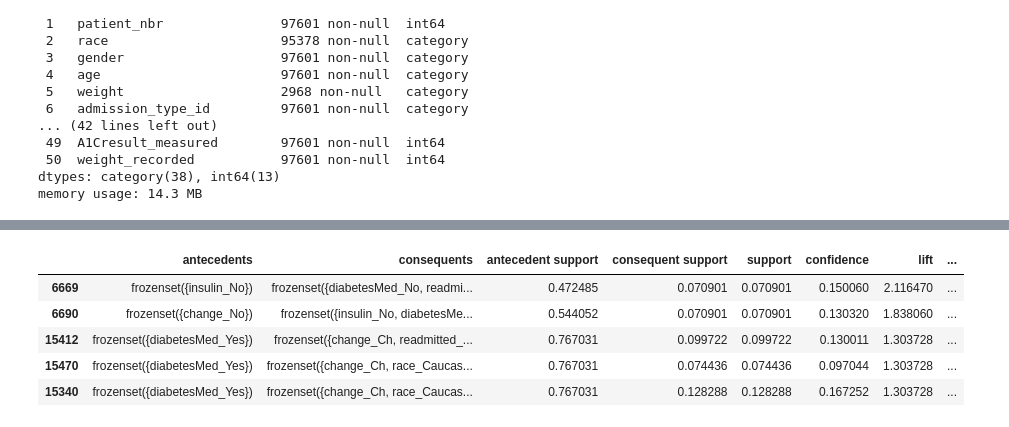
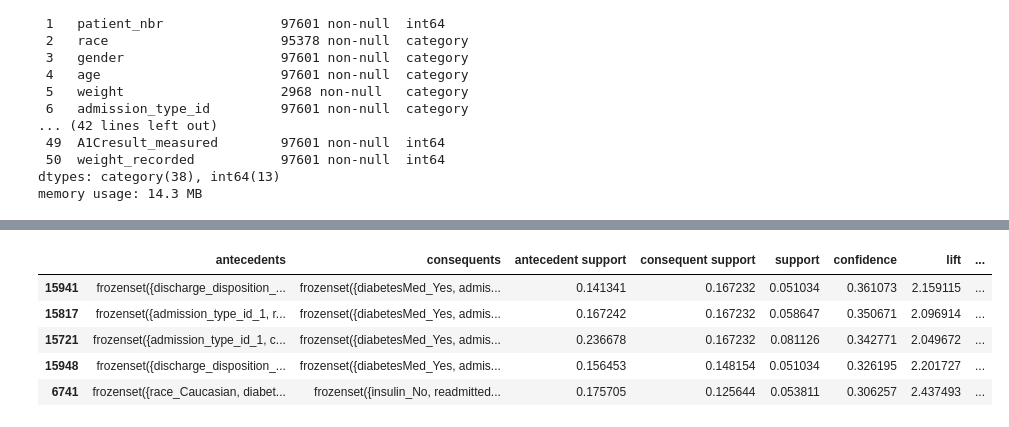
Before and after one commit to guimaguima/tp01, a Jupyter notebook: notebooks/PATTERNS.ipynb, the cells around one changed output, grey strips where cells are left out. Drawn from its saved outputs; the diff is of its cells as text; code cells hidden in the pictures.

```diff
--- a/notebooks/PATTERNS.ipynb
+++ b/notebooks/PATTERNS.ipynb
@@ -234,29 +222,29 @@ itemsets_frequentes.sort_values(by='support', ascending=False).head(30)
 # %%
 regras_filtradas = association_rules(itemsets_frequentes, metric="support", min_threshold=0.05)
 
 regras_filtradas = regras_filtradas[
     (regras_filtradas['lift'] > 1)
 ]
 
 p11 = regras_filtradas['support']
 p10 = regras_filtradas['antecedent support'] - regras_filtradas['support']
 p01 = regras_filtradas['consequent support'] - regras_filtradas['support']
 p00 = 1 - regras_filtradas['antecedent support'] - regras_filtradas['consequent support'] + regras_filtradas['support']
 
 regras_finais = regras_filtradas[
     regras_filtradas['consequents'].apply(lambda x: 'readmitted_>30' in x)
 ]
 
 regras_finais['odds_ratio'] = np.divide((p11 * p00), (p10 * p01))
 
 
-regras_finais = regras_finais.sort_values(by='odds_ratio', ascending=False)
+regras_finais = regras_finais.sort_values(by='conviction', ascending=False)
 regras_finais[:5]
 # %% [output]
 |  | antecedents | consequents | antecedent support | consequent support | support | confidence | lift | ... |
-| 6669 | frozenset({insulin_No}) | frozenset({diabetesMed_No, readmi... | 0.472485 | 0.070901 | 0.070901 | 0.150060 | 2.116470 | ... |
-| 6690 | frozenset({change_No}) | frozenset({insulin_No, diabetesMe... | 0.544052 | 0.070901 | 0.070901 | 0.130320 | 1.838060 | ... |
-| 15412 | frozenset({diabetesMed_Yes}) | frozenset({change_Ch, readmitted_... | 0.767031 | 0.099722 | 0.099722 | 0.130011 | 1.303728 | ... |
-| 15470 | frozenset({diabetesMed_Yes}) | frozenset({change_Ch, race_Caucas... | 0.767031 | 0.074436 | 0.074436 | 0.097044 | 1.303728 | ... |
-| 15340 | frozenset({diabetesMed_Yes}) | frozenset({change_Ch, race_Caucas... | 0.767031 | 0.128288 | 0.128288 | 0.167252 | 1.303728 | ... |
+| 15941 | frozenset({discharge_disposition_... | frozenset({diabetesMed_Yes, admis... | 0.141341 | 0.167232 | 0.051034 | 0.361073 | 2.159115 | ... |
+| 15817 | frozenset({admission_type_id_1, r... | frozenset({diabetesMed_Yes, admis... | 0.167242 | 0.167232 | 0.058647 | 0.350671 | 2.096914 | ... |
+| 15721 | frozenset({admission_type_id_1, c... | frozenset({diabetesMed_Yes, admis... | 0.236678 | 0.167232 | 0.081126 | 0.342771 | 2.049672 | ... |
+| 15948 | frozenset({discharge_disposition_... | frozenset({diabetesMed_Yes, admis... | 0.156453 | 0.148154 | 0.051034 | 0.326195 | 2.201727 | ... |
+| 6741 | frozenset({race_Caucasian, diabet... | frozenset({insulin_No, readmitted... | 0.175705 | 0.125644 | 0.053811 | 0.306257 | 2.437493 | ... |
 # %%
```
Also changed, not shown: parts of 5 cells of this notebook, 5 other files.
